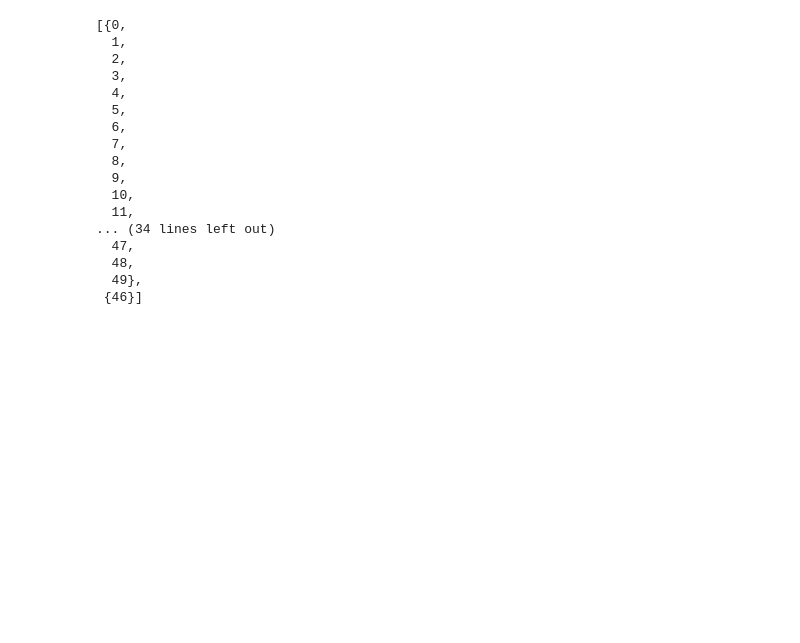
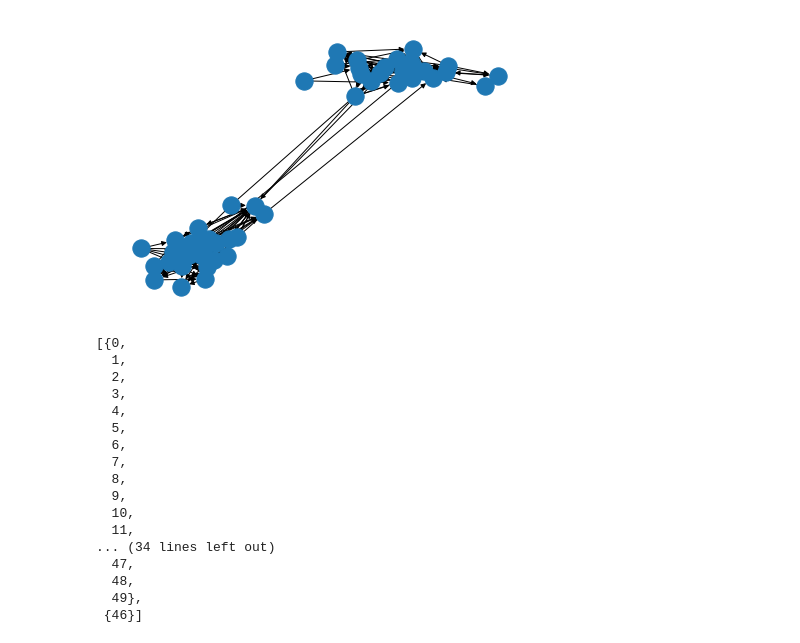
Before and after one commit to dkimpara/DiverseNode, a Jupyter notebook: jupyter-tests.ipynb, the cells around one changed output. Saved outputs shown, nothing was run; the diff lists cells and outputs as text; code cells hidden in the pictures; blank space fills up the shorter version.

```diff
--- a/jupyter-tests.ipynb
+++ b/jupyter-tests.ipynb
@@ -38,3 +52,7 @@ NetworkXError: Graph is not weakly connected.
+# %%
+nx.draw(g)
+# %% [output]
+[figure, added]
 # %%
 gundir = nx.DiGraph.to_undirected(g)
 list(nx.algorithms.components.connected_components(gundir))
```
Also changed, not shown: parts of 8 cells of this notebook, 2 other files.
